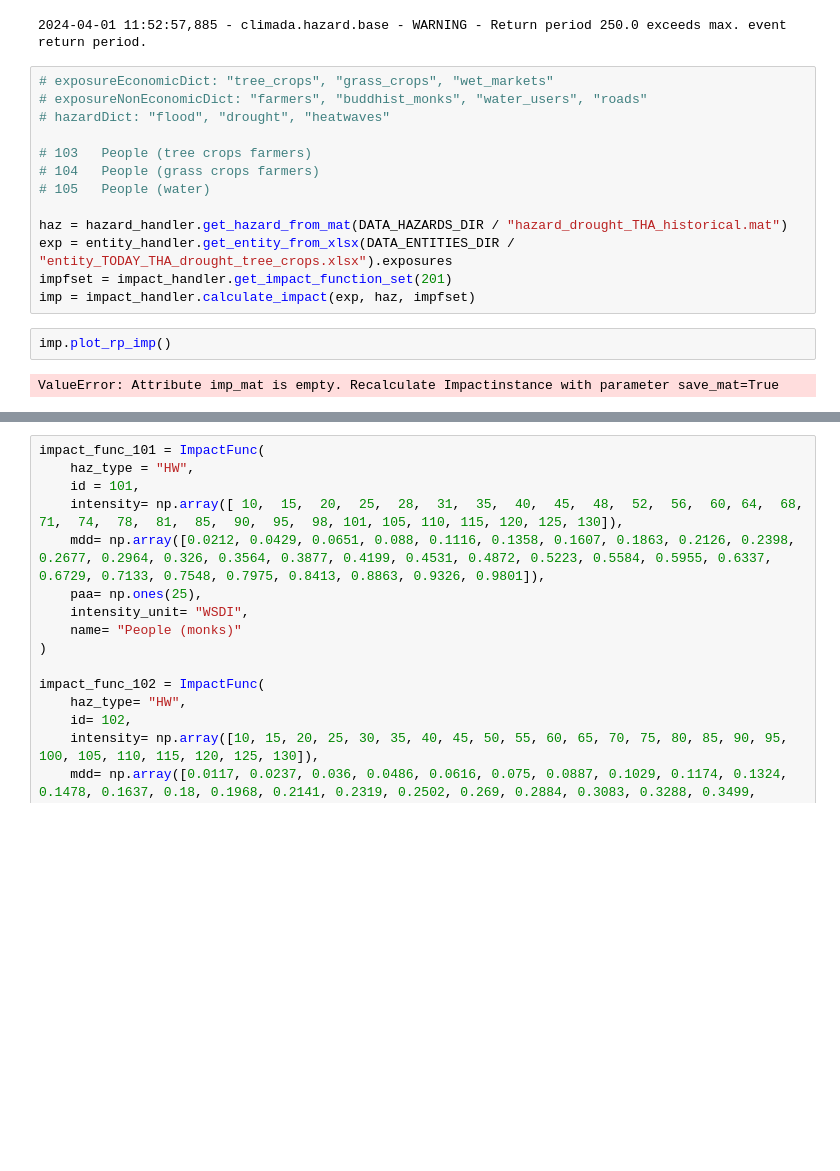
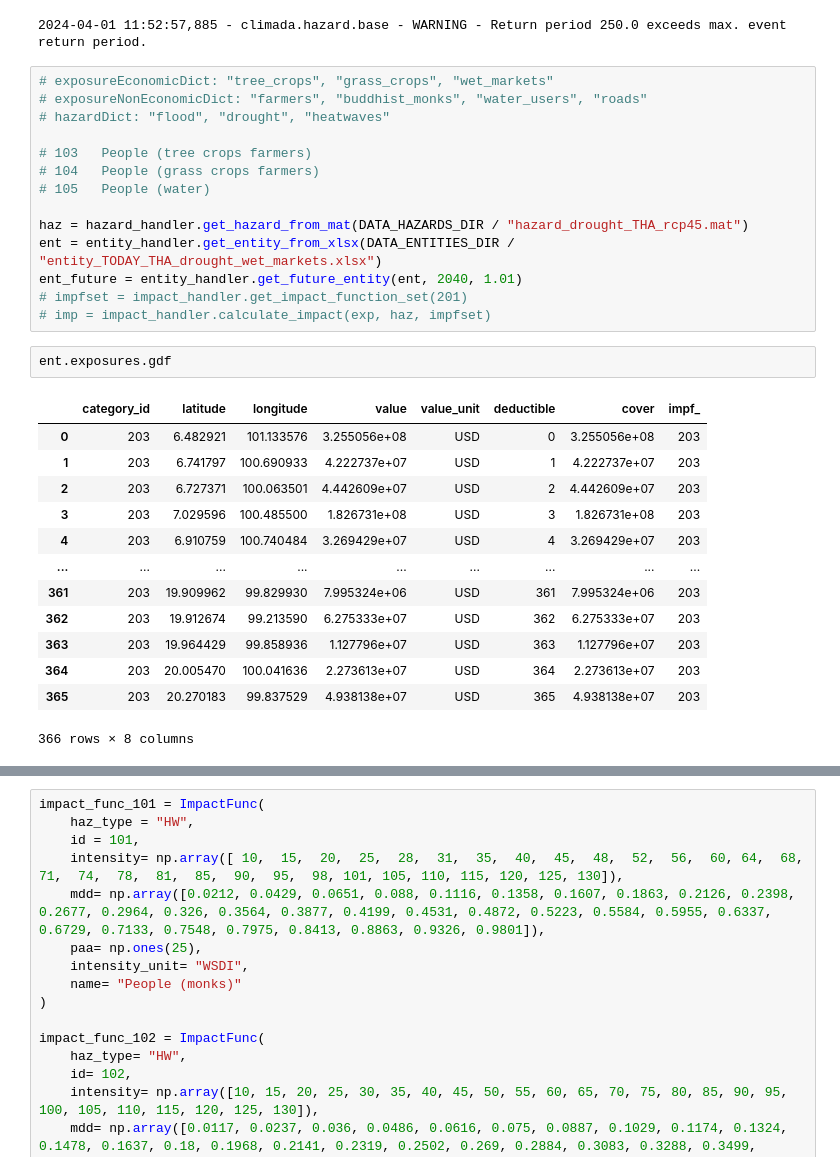
Before and after one commit to gkalomalos/ERA_projects_SWORD, a Jupyter notebook: backend/dev.ipynb, the cells around one changed output, grey strips where cells are left out. Cells and saved outputs as stored; diff of their text form; blank space fills up the shorter version.

```diff
--- a/backend/dev.ipynb
+++ b/backend/dev.ipynb
@@ -144,11 +144,24 @@ Net Present Values
 # 104	People (grass crops farmers)
 # 105	People (water)
 
-haz = hazard_handler.get_hazard_from_mat(DATA_HAZARDS_DIR / "hazard_drought_THA_historical.mat")
-exp = entity_handler.get_entity_from_xlsx(DATA_ENTITIES_DIR / "entity_TODAY_THA_drought_tree_crops.xlsx").exposures
-impfset = impact_handler.get_impact_function_set(201)
-imp = impact_handler.calculate_impact(exp, haz, impfset)
+haz = hazard_handler.get_hazard_from_mat(DATA_HAZARDS_DIR / "hazard_drought_THA_rcp45.mat")
+ent = entity_handler.get_entity_from_xlsx(DATA_ENTITIES_DIR / "entity_TODAY_THA_drought_wet_markets.xlsx")
+ent_future = entity_handler.get_future_entity(ent, 2040, 1.01)
+# impfset = impact_handler.get_impact_function_set(201)
+# imp = impact_handler.calculate_impact(exp, haz, impfset)
-# %%
-imp.plot_rp_imp()
-# %% [output]
-ValueError: Attribute imp_mat is empty. Recalculate Impactinstance with parameter save_mat=True
+# %%
+ent.exposures.gdf
+# %% [output]
+|  | category_id | latitude | longitude | value | value_unit | deductible | cover | impf_ |
+| 0 | 203 | 6.482921 | 101.133576 | 3.255056e+08 | USD | 0 | 3.255056e+08 | 203 |
+| 1 | 203 | 6.741797 | 100.690933 | 4.222737e+07 | USD | 1 | 4.222737e+07 | 203 |
+| 2 | 203 | 6.727371 | 100.063501 | 4.442609e+07 | USD | 2 | 4.442609e+07 | 203 |
+| 3 | 203 | 7.029596 | 100.485500 | 1.826731e+08 | USD | 3 | 1.826731e+08 | 203 |
+| 4 | 203 | 6.910759 | 100.740484 | 3.269429e+07 | USD | 4 | 3.269429e+07 | 203 |
+| ... | ... | ... | ... | ... | ... | ... | ... | ... |
+| 361 | 203 | 19.909962 | 99.829930 | 7.995324e+06 | USD | 361 | 7.995324e+06 | 203 |
+| 362 | 203 | 19.912674 | 99.213590 | 6.275333e+07 | USD | 362 | 6.275333e+07 | 203 |
+| 363 | 203 | 19.964429 | 99.858936 | 1.127796e+07 | USD | 363 | 1.127796e+07 | 203 |
+| 364 | 203 | 20.005470 | 100.041636 | 2.273613e+07 | USD | 364 | 2.273613e+07 | 203 |
+| 365 | 203 | 20.270183 | 99.837529 | 4.938138e+07 | USD | 365 | 4.938138e+07 | 203 |
+366 rows × 8 columns
```
Also changed, not shown: parts of 3 cells of this notebook, 6 other files.
